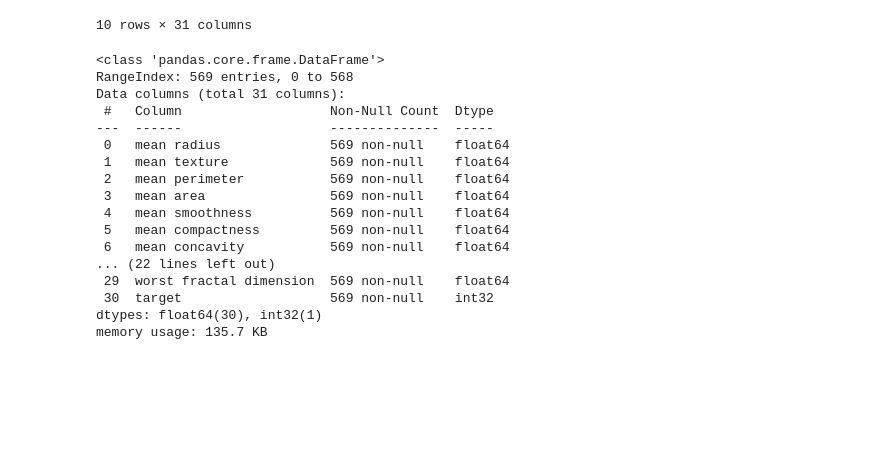
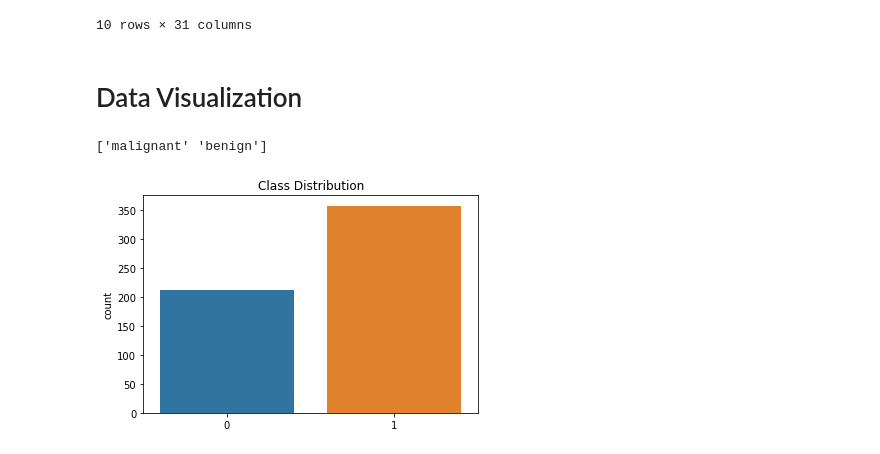
Before and after one commit to kashifliaqat/Data_Science_and_Machine-Learning, a Jupyter notebook: Supervised_Learning/Perceptron/Perceptron.ipynb, the cells around one changed output. Cells and saved outputs as stored; diff of their text form; code cells hidden in the pictures; blank space fills up the shorter version.

```diff
--- a/Supervised_Learning/Perceptron/Perceptron.ipynb
+++ b/Supervised_Learning/Perceptron/Perceptron.ipynb
@@ -17,6 +18,9 @@ from sklearn.metrics import accuracy_score
 # %%
 # Load the breast cancer dataset from sklearn
 data = load_breast_cancer()
+# Split into features and labels
+X = data.data
+y = data.target
 print(data.DESCR)
 # %% [output]
 .. _breast_cancer_dataset:
@@ -55,23 +59,14 @@ df.head(10)
 | 8 | 13.00 | 21.82 | 87.50 | 519.8 | 0.12730 | 0.19320 | ... |
 | 9 | 12.46 | 24.04 | 83.97 | 475.9 | 0.11860 | 0.23960 | ... |
 10 rows × 31 columns
-# %%
-df.info()
-# %% [output]
-<class 'pandas.core.frame.DataFrame'>
-RangeIndex: 569 entries, 0 to 568
-Data columns (total 31 columns):
- #   Column                   Non-Null Count  Dtype
----  ------                   --------------  -----
- 0   mean radius              569 non-null    float64
- 1   mean texture             569 non-null    float64
- 2   mean perimeter           569 non-null    float64
- 3   mean area                569 non-null    float64
- 4   mean smoothness          569 non-null    float64
- 5   mean compactness         569 non-null    float64
- 6   mean concavity           569 non-null    float64
-... (22 lines left out)
- 29  worst fractal dimension  569 non-null    float64
- 30  target                   569 non-null    int32
-dtypes: float64(30), int32(1)
-memory usage: 135.7 KB
+# %% [markdown]
+# Data Visualization
+# %%
+label_names = data['target_names']
+print(label_names)
+sns.countplot(y)
+plt.title("Class Distribution")
+plt.show()
+# %% [output]
+['malignant' 'benign']
+[figure, added]
```
Also changed, not shown: parts of 11 cells of this notebook, 1 other file.
